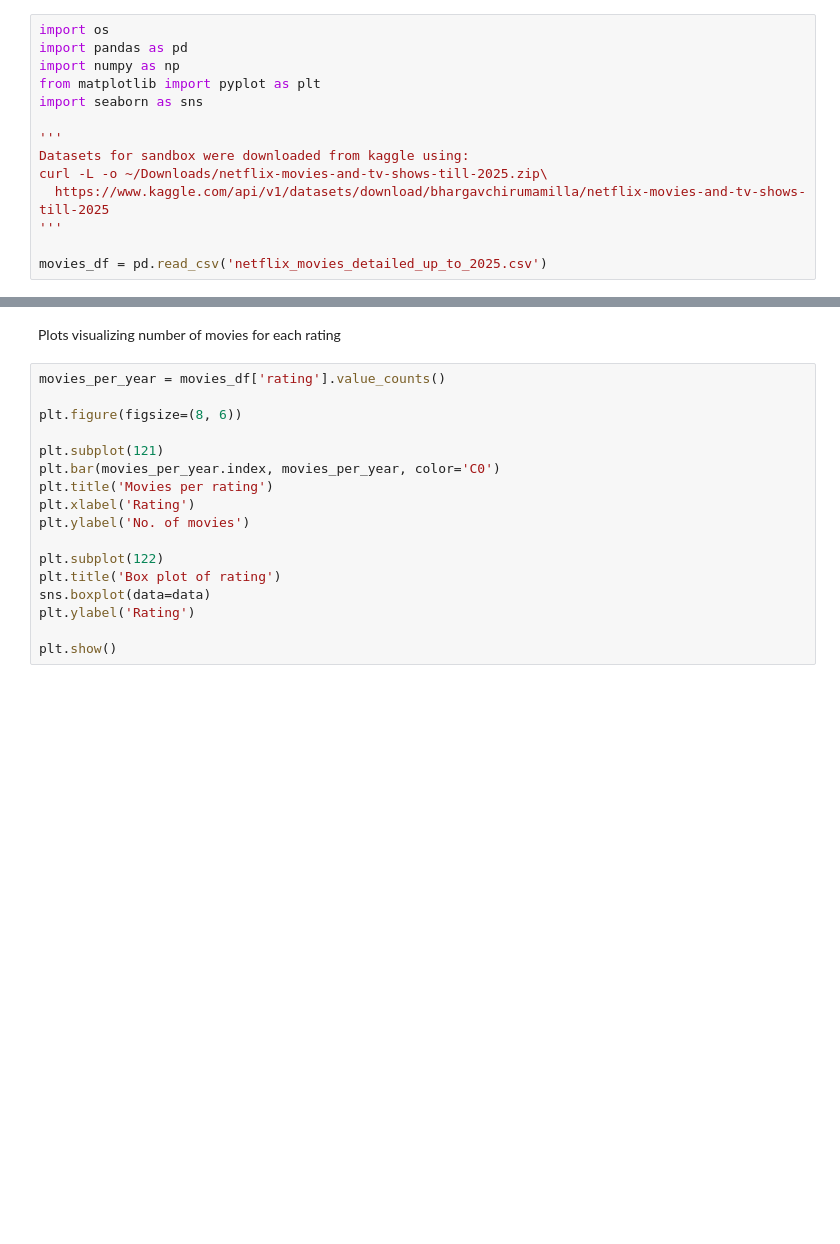
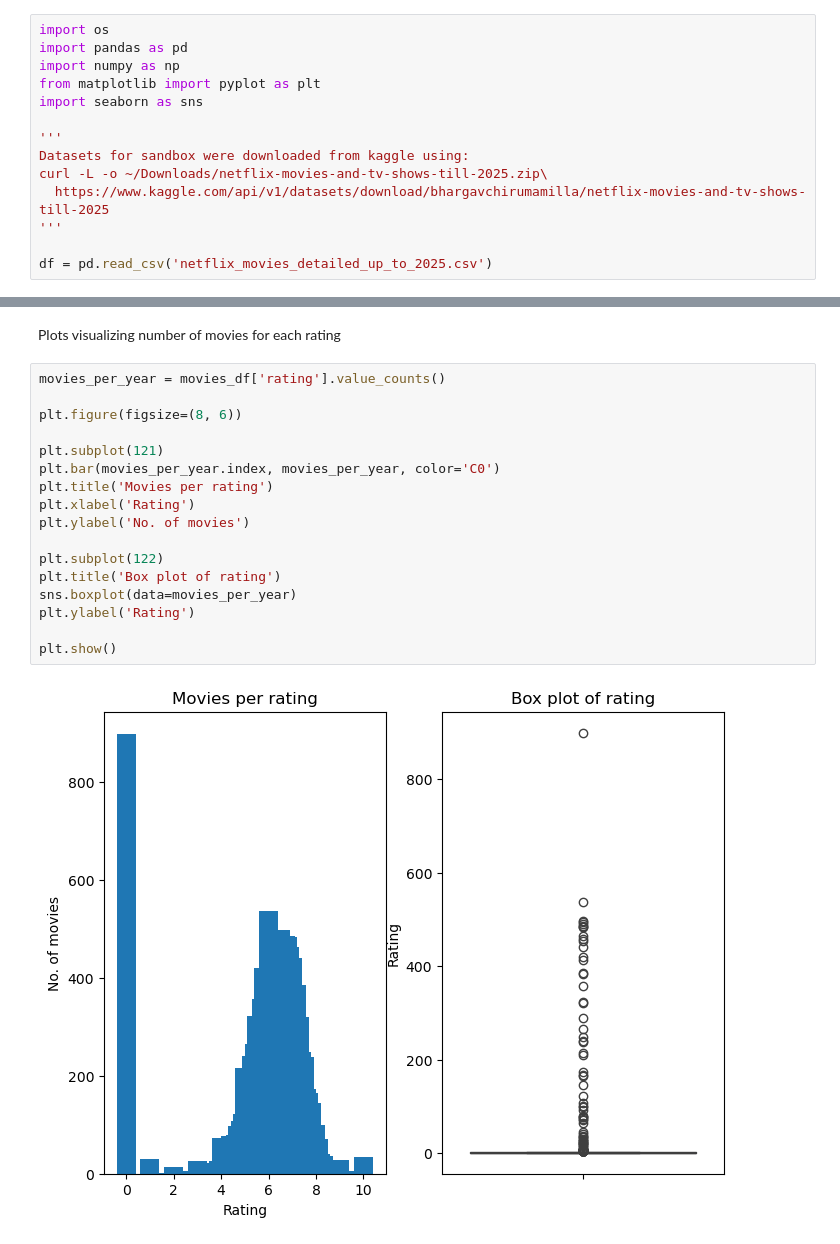
Before and after one commit to kaenkai/research-analysis-tools, a Jupyter notebook: playground/eda_sandbox.ipynb, the cells around one changed output, grey strips where cells are left out. Drawn from its saved outputs; the diff is of its cells as text; blank space fills up the shorter version.

```diff
--- a/playground/eda_sandbox.ipynb
+++ b/playground/eda_sandbox.ipynb
@@ -15,7 +15,7 @@ curl -L -o ~/Downloads/netflix-movies-and-tv-shows-till-2025.zip\
   https://www.kaggle.com/api/v1/datasets/download/bhargavchirumamilla/netflix-movies-and-tv-shows-till-2025
 '''
 
-movies_df = pd.read_csv('netflix_movies_detailed_up_to_2025.csv')
+df = pd.read_csv('netflix_movies_detailed_up_to_2025.csv')
 # %% [markdown]
 The number of records in each column, type of data, whether any values are missing and how much memory the dataset uses.
 # %%
@@ -29,18 +69,20 @@ Plots visualizing number of movies for each rating
 # %%
 movies_per_year = movies_df['rating'].value_counts()
 
 plt.figure(figsize=(8, 6))
 
 plt.subplot(121)
 plt.bar(movies_per_year.index, movies_per_year, color='C0')
 plt.title('Movies per rating')
 plt.xlabel('Rating')
 plt.ylabel('No. of movies')
 
 plt.subplot(122)
 plt.title('Box plot of rating')
-sns.boxplot(data=data)
+sns.boxplot(data=movies_per_year)
 plt.ylabel('Rating')
 
 plt.show()
+# %% [output]
+[figure, added]
 # %%
```
Also changed, not shown: parts of 5 cells of this notebook, 1 other file.
